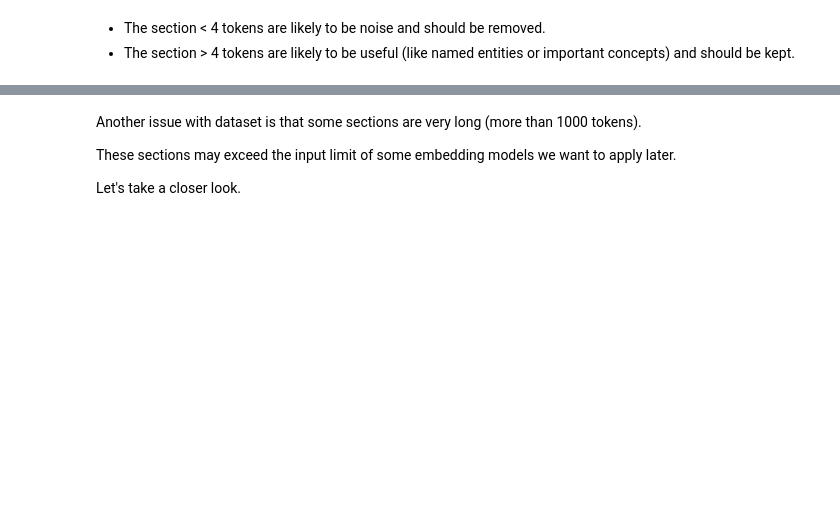
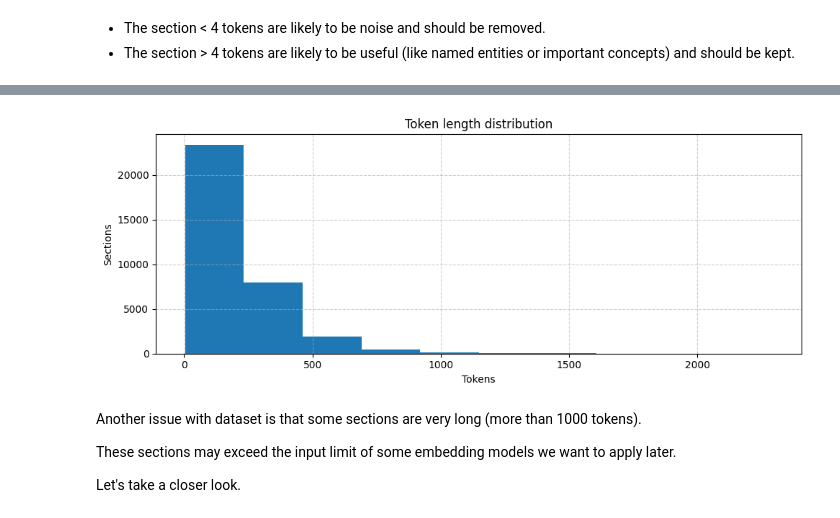
Before and after one commit to chartes/encpos-qa-rag, a Jupyter notebook: notebooks/01-prepare_chunk_corpus.ipynb, the cells around one changed output, grey strips where cells are left out. Cells and saved outputs as stored; diff of their text form; code cells hidden in the pictures; blank space fills up the shorter version.

```diff
--- a/notebooks/01-prepare_chunk_corpus.ipynb
+++ b/notebooks/01-prepare_chunk_corpus.ipynb
@@ -83,24 +109,26 @@ print("\nTotal sections after filtering short sections (>4 tokens):", len(df))
 # %%
 ## Histogramme de la longueur des textes
 def plot_histogram(dataframe, column, title, xlabel, ylabel, bins=50):
     plt.figure(figsize=(10, 4))
     dataframe[column].hist(bins=bins)
     plt.title(title)
     plt.xlabel(xlabel)
     plt.ylabel(ylabel)
     plt.grid(True, linestyle='--', alpha=0.6)
     plt.tight_layout()
     plt.show()
 
 
 plot_histogram(
     df,
     'text_token_length',
     'Token length distribution',
     'Tokens',
     'Sections',
-     bins=50
+     bins=10
 )
+# %% [output]
+[figure, added]
 # %% [markdown]
 
 Another issue with dataset is that some sections are very long (more than 1000 tokens).
```
Also changed, not shown: parts of 9 cells of this notebook, 6 other files.
